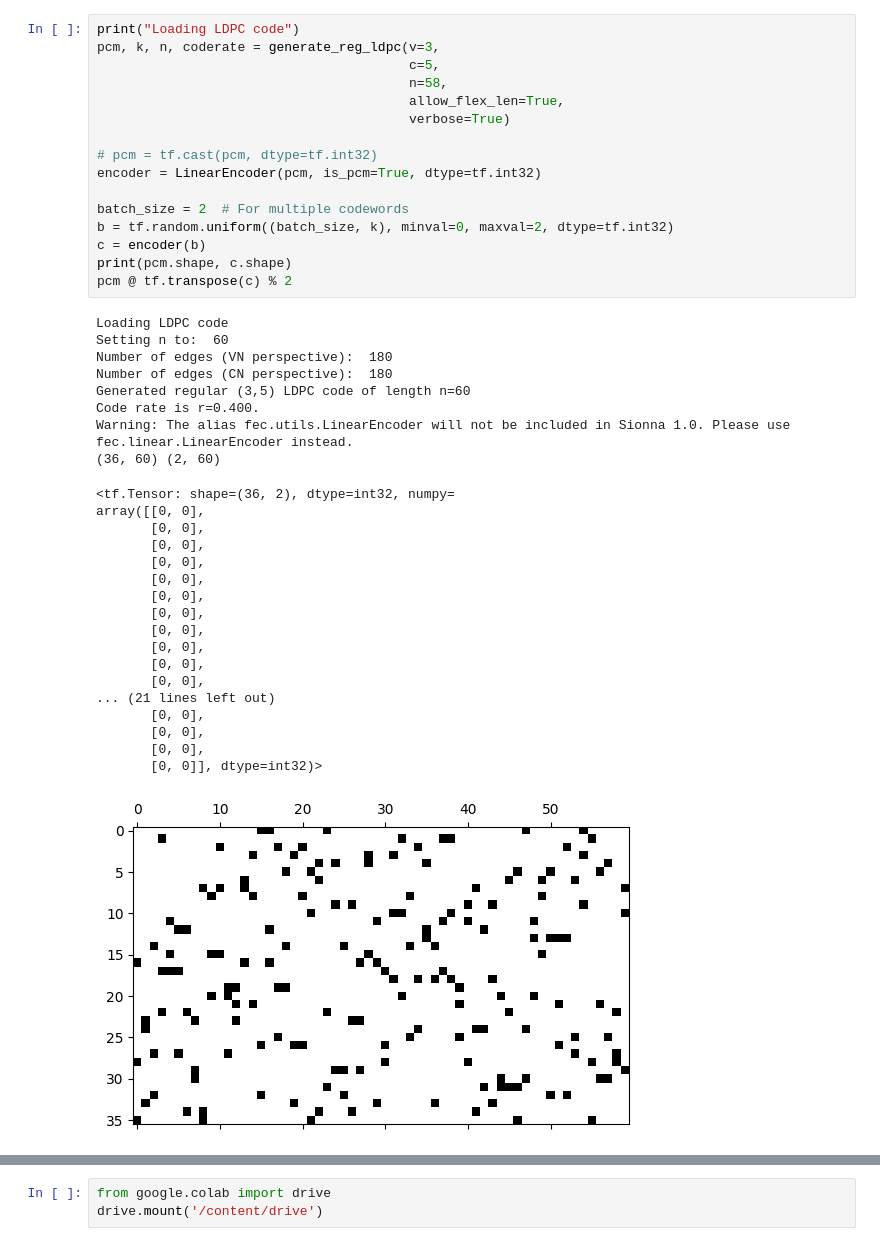
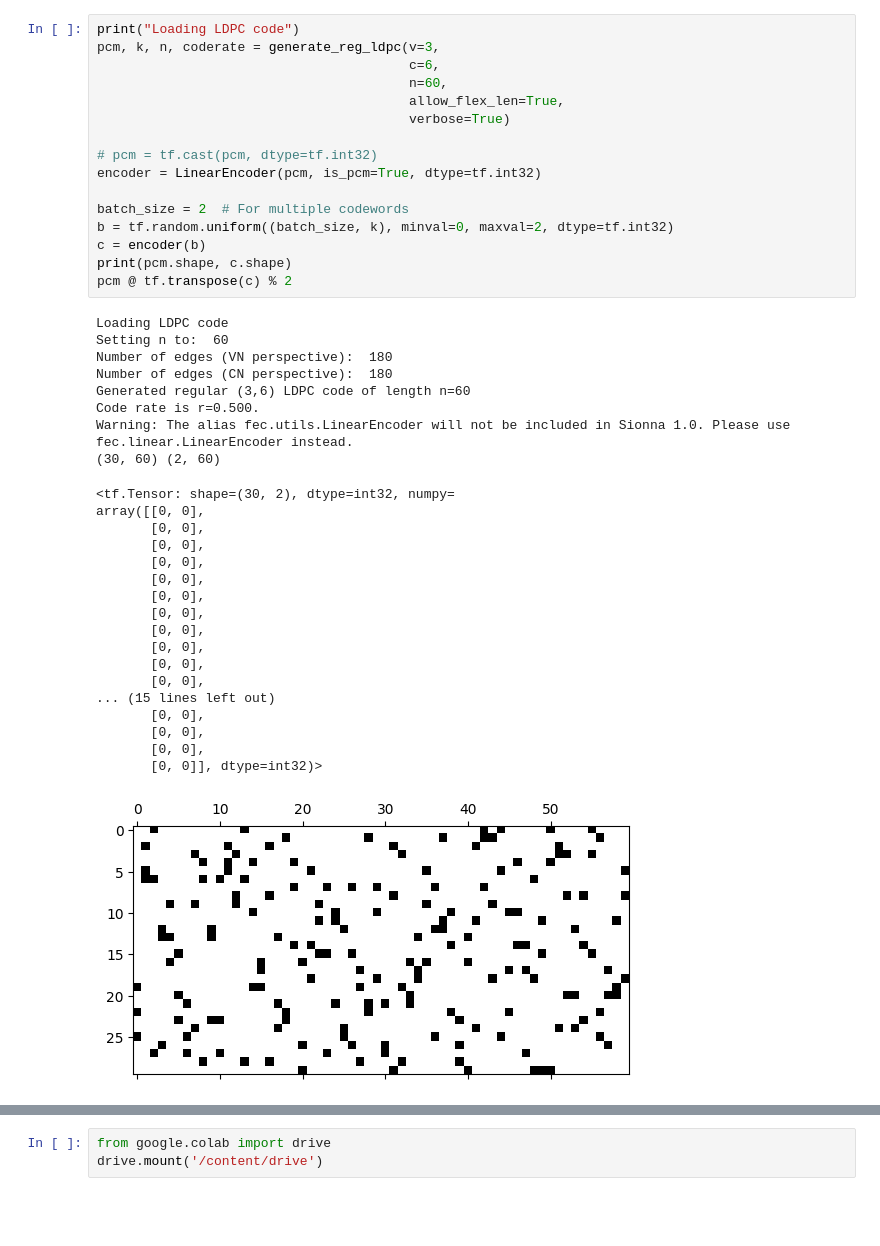
Before and after one commit to pollyjuice74/5G-Decoder, a Jupyter notebook: LTD_model_reg_LDPC.ipynb, the cells around one changed output, grey strips where cells are left out. Cells and saved outputs as stored; diff of their text form; blank space fills up the shorter version.

```diff
--- a/LTD_model_reg_LDPC.ipynb
+++ b/LTD_model_reg_LDPC.ipynb
@@ -48,46 +48,46 @@ from models import *
 # %%
 print("Loading LDPC code")
 pcm, k, n, coderate = generate_reg_ldpc(v=3,
-                                        c=5,
-                                        n=58,
+                                        c=6,
+                                        n=60,
                                         allow_flex_len=True,
                                         verbose=True)
 
 # pcm = tf.cast(pcm, dtype=tf.int32)
 encoder = LinearEncoder(pcm, is_pcm=True, dtype=tf.int32)
 
 batch_size = 2  # For multiple codewords
 b = tf.random.uniform((batch_size, k), minval=0, maxval=2, dtype=tf.int32)
 c = encoder(b)
 print(pcm.shape, c.shape)
 pcm @ tf.transpose(c) % 2
 # %% [output]
 Loading LDPC code
 Setting n to:  60
 Number of edges (VN perspective):  180
 Number of edges (CN perspective):  180
-Generated regular (3,5) LDPC code of length n=60
-Code rate is r=0.400.
+Generated regular (3,6) LDPC code of length n=60
+Code rate is r=0.500.
 Warning: The alias fec.utils.LinearEncoder will not be included in Sionna 1.0. Please use fec.linear.LinearEncoder instead.
-(36, 60) (2, 60)
+(30, 60) (2, 60)
-<tf.Tensor: shape=(36, 2), dtype=int32, numpy=
+<tf.Tensor: shape=(30, 2), dtype=int32, numpy=
 array([[0, 0],
        [0, 0],
        [0, 0],
        [0, 0],
        [0, 0],
        [0, 0],
        [0, 0],
        [0, 0],
        [0, 0],
        [0, 0],
        [0, 0],
-... (21 lines left out)
+... (15 lines left out)
        [0, 0],
        [0, 0],
        [0, 0],
        [0, 0]], dtype=int32)>
-[figure, old version]
+[figure, new version]
 # %%
 # for e2e model
 from sionna.utils import BinarySource, ebnodb2no
```
Also changed, not shown: parts of 7 cells of this notebook.
